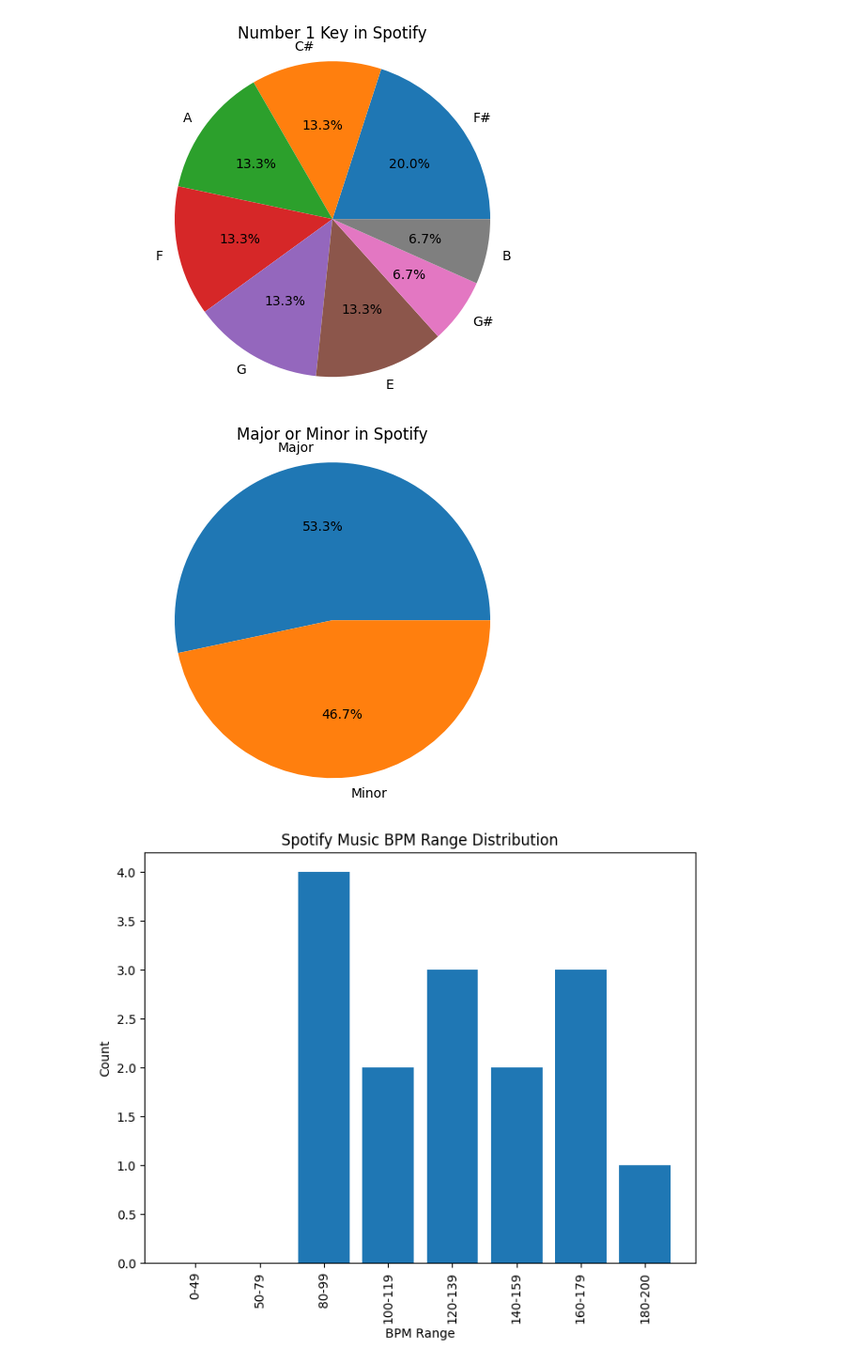
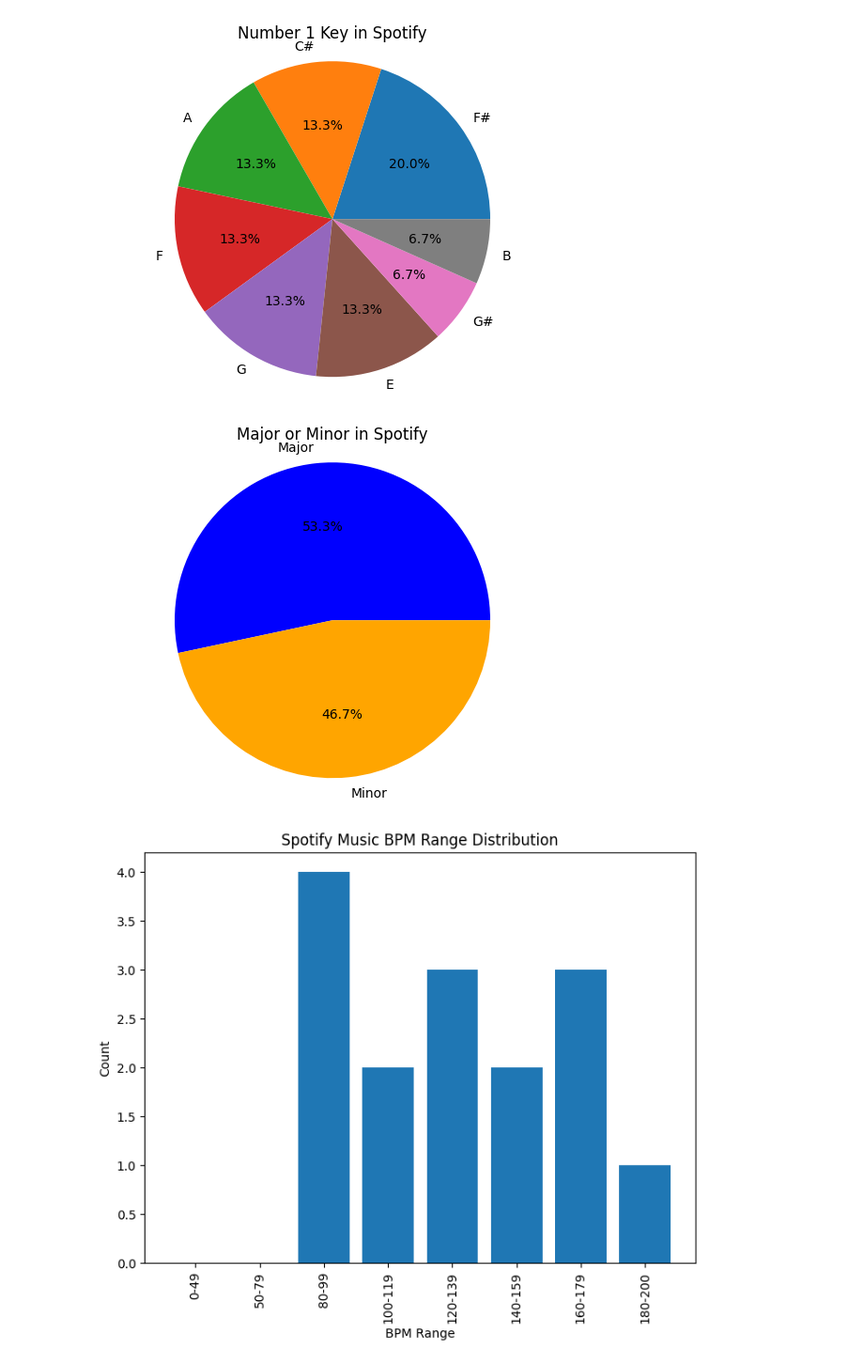
Before and after one commit to alaa-aleryani/Project_1, a Jupyter notebook: music.ipynb, the cells around one changed output. Shown at 94% size. Drawn from its saved outputs; the diff is of its cells as text; code cells hidden in the pictures.

Commit message:
Changed colors to pie chart

```diff
--- a/music.ipynb
+++ b/music.ipynb
@@ -303,15 +303,16 @@ plt.title("Number 1 Key in Spotify")
 plt.show()
 # %% [output]
 [figure]
-# %%
-## Major or minor
-no1_spotify_mode=no1_spotify["mode"].value_counts()
-plt.pie(no1_spotify_mode,labels=no1_spotify_mode.index,autopct='%1.1f%%')
-plt.axis("equal")
-plt.title("Major or Minor in Spotify")
-plt.show()
-# %% [output]
-[figure, removed]
+# %%
+## Major or minor
+no1_spotify_mode=no1_spotify["mode"].value_counts()
+color=["blue","orange"]
+plt.pie(no1_spotify_mode,labels=no1_spotify_mode.index,colors=color,autopct='%1.1f%%')
+plt.axis("equal")
+plt.title("Major or Minor in Spotify")
+plt.show()
+# %% [output]
+[figure, added]
 # %%
 ## Make a list for Spotify bpm
 sbpm_0to49=[]
```
Also changed, not shown: parts of 4 cells of this notebook.
